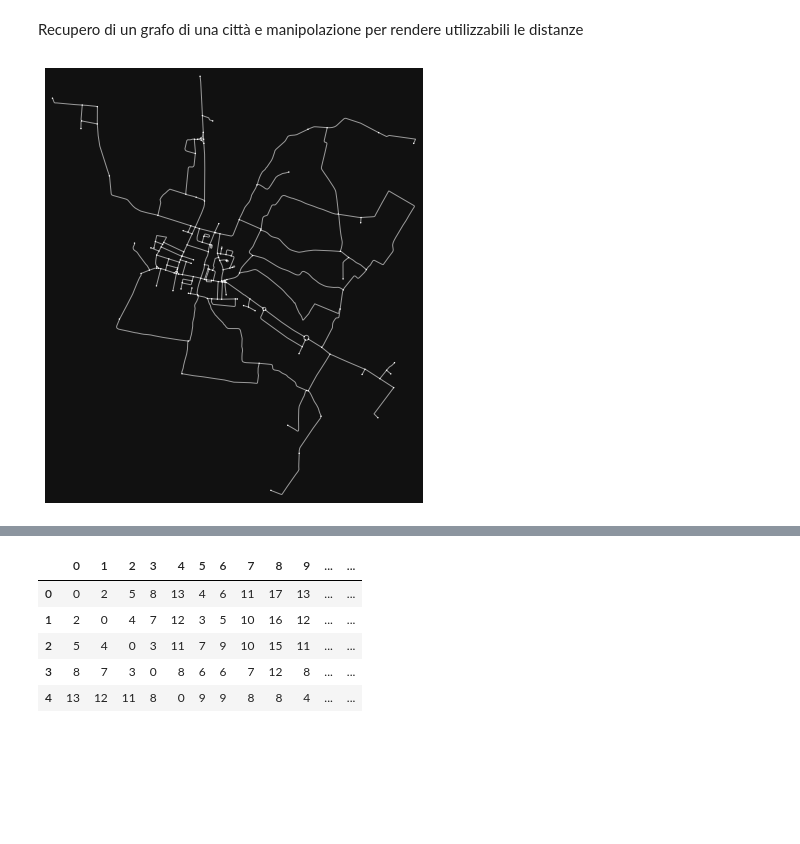
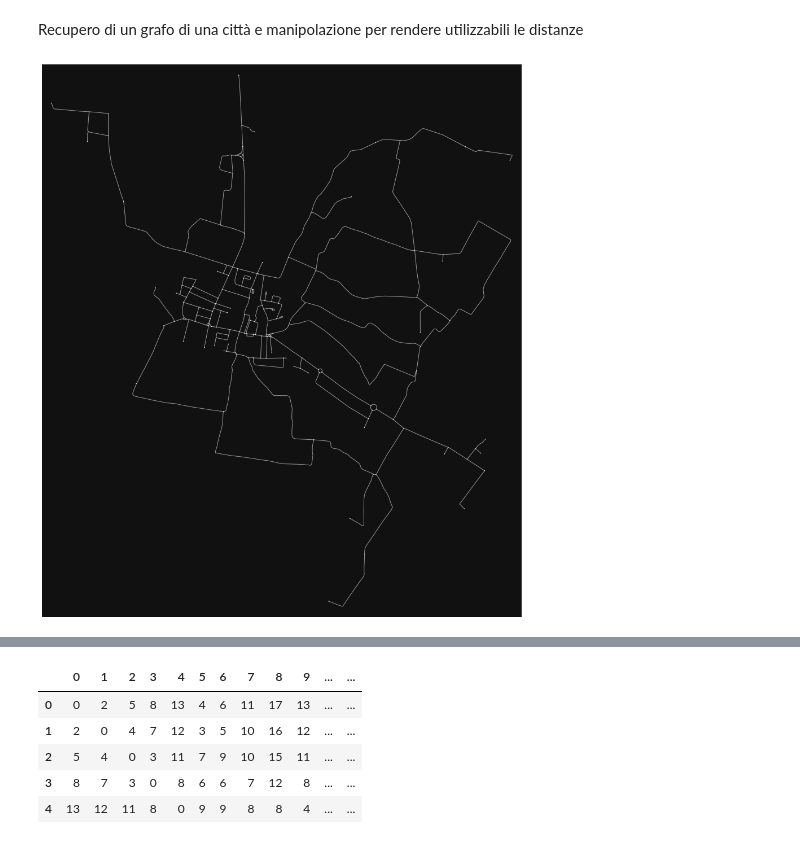
Before and after one commit to jokerale/pizzaguy, a Jupyter notebook: code/plot.ipynb, the cells around one changed output, grey strips where cells are left out. Cells and saved outputs as stored; diff of their text form; code cells hidden in the pictures; blank space fills up the shorter version.

```diff
--- a/code/plot.ipynb
+++ b/code/plot.ipynb
@@ -154,22 +154,27 @@ Recupero di un grafo di una città e manipolazione per rendere utilizzabili le d
 # %%
 place_name = "Casaloldo, Mantova, Italy"
 
 # dowload del grafico
 graph = ox.graph_from_place(place_name, network_type="drive")
 # conversione delle etichette con numeri consecutivi partendo da 1
 gg = nx.convert_node_labels_to_integers(graph)
 # conversione ad un grafo indiretto
 dGraph = gg.to_undirected()
 
 #type(dGraph)
-fig, ax = ox.plot_graph(dGraph, node_size=2)
+fig, ax = ox.plot_graph(dGraph, node_size=2, figsize=(18,18))
 #edge_centrality = nx.closeness_centrality(nx.line_graph(dGraph))
 #nx.set_edge_attributes(dGraph, edge_centrality, "edge_centrality")
 #ec = ox.plot.get_edge_colors_by_attr(dGraph, "length", cmap="inferno")
-#fig, ax = ox.plot_graph(dGraph, edge_color=ec, edge_linewidth=0.8, node_size=1)
+#fig, ax = ox.plot_graph(dGraph, edge_color=ec, edge_linewidth=0.8, node_size=10)
 #type(graph)
 #nx.classes.multidigraph.MultiDiGraph
 #xx = nx.spring_layout(graph,k=1, dim=2, scale=2)
 #plot = nx.draw_networkx(graph)
+#nx.draw_planar(G, with_labels=True)
+#pos=nx.spring_layout(G)
+#nx.draw_networkx(G,pos)
+#labels = nx.get_edge_attributes(G,'weight')
+#nx.draw_networkx_edge_labels(G,pos,edge_labels=labels)
 # %% [output]
-[figure, old version]
+[figure, new version]
```
Also changed, not shown: parts of 2 cells of this notebook, 2 other files.
